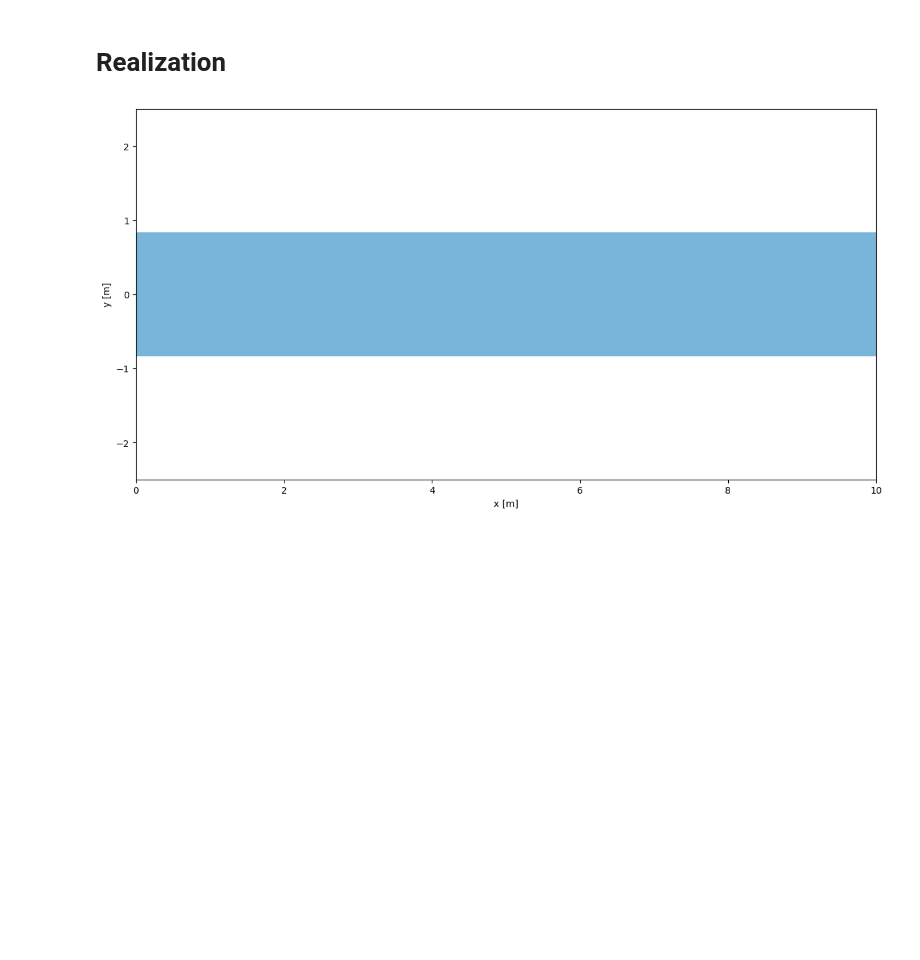
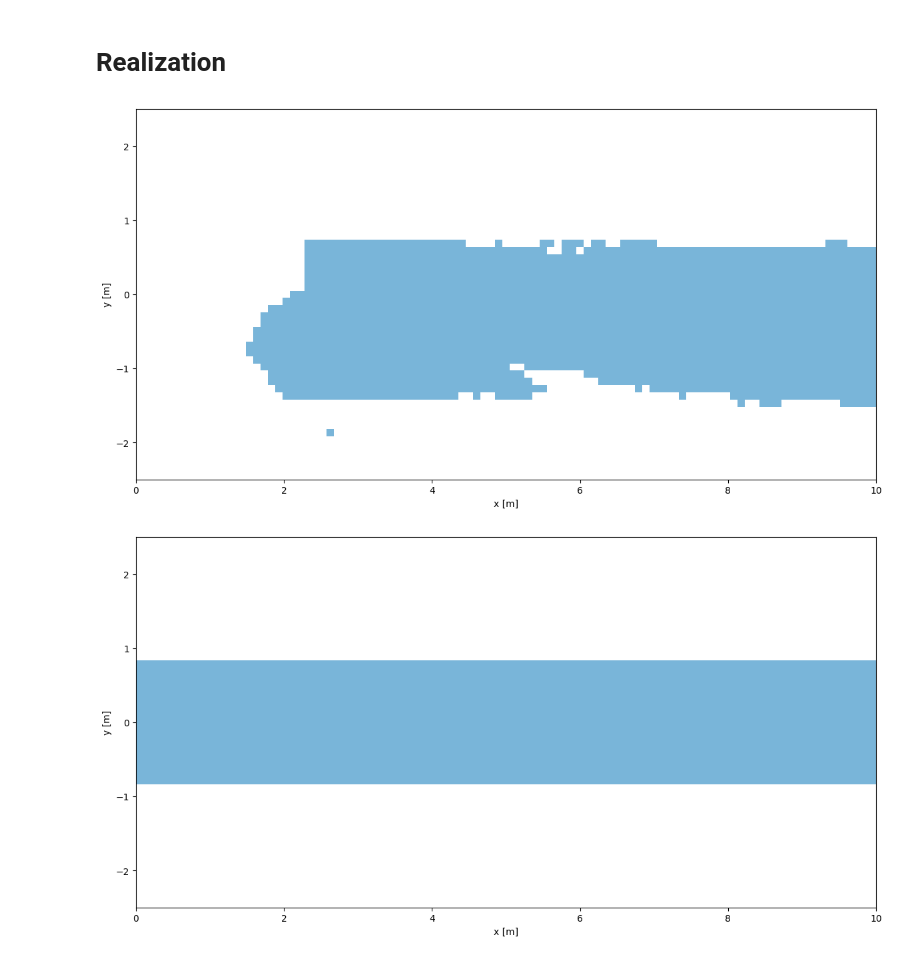
Before and after one commit to sulthansf/pyspect, a Jupyter notebook: examples/sidewalk_demo.ipynb, the cells around one changed output. Saved outputs shown, nothing was run; the diff lists cells and outputs as text; code cells hidden in the pictures; blank space fills up the shorter version.

```diff
--- a/examples/sidewalk_demo.ipynb
+++ b/examples/sidewalk_demo.ipynb
@@ -289,6 +338,19 @@ Filter time: 0.04898500442504883 Inflation time: 19.651570320129395
 Sidewalk environment created.
 # %% [markdown]
 # Realization
+# %%
+impl = HJImpl(reach_dynamics, grid, 1)
+impl.set_axes_names('x', 'y', 'a', 'v')
+
+out_map = Always(sidewalk_map).realize(impl)
+
+fig = new_map(
+    ('Blues', impl.project_onto(out_map[0], 0, 1, union=True)),
+    min_bounds=min_bounds, max_bounds=max_bounds,
+)
+fig.show()
+# %% [output]
+[figure, added]
 # %%
 impl = HJImpl(reach_dynamics, grid, 1)
 impl.set_axes_names('x', 'y', 'a', 'v')
```
Also changed, not shown: parts of 8 cells of this notebook, 1 other file.
